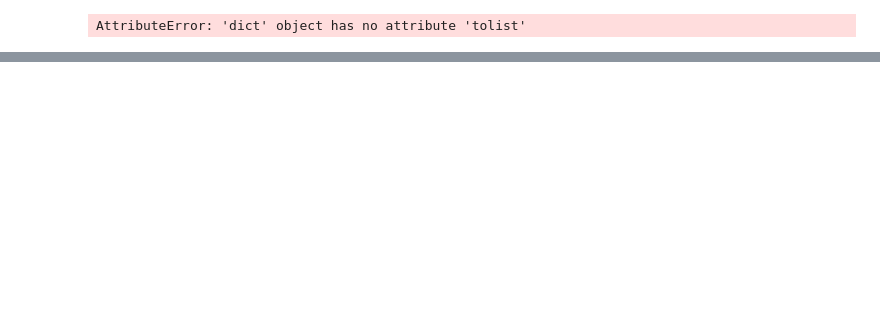
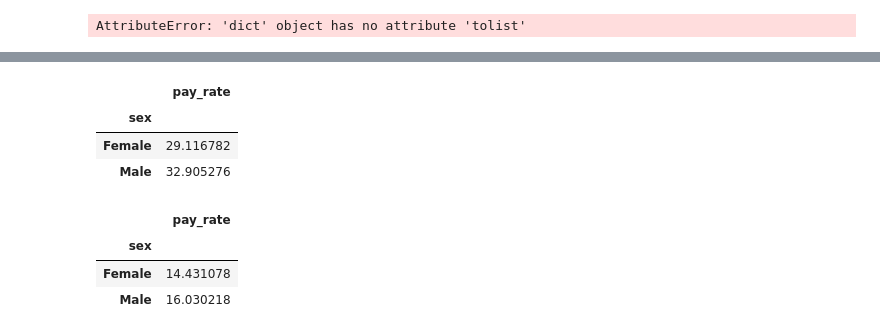
Before and after one commit to parkjan4/DSIP, a Jupyter notebook: Project/HR Project.ipynb, the cells around one changed output, grey strips where cells are left out. Cells and saved outputs as stored; diff of their text form; code cells hidden in the pictures; blank space fills up the shorter version.

```diff
--- a/Project/HR Project.ipynb
+++ b/Project/HR Project.ipynb
@@ -457,0 +528,16 @@ classes[73]
+# %%
+# Average pay_rate
+data[["sex", "pay_rate"]].groupby("sex").mean()
+# %% [output]
+|  | pay_rate |
+| sex |  |
+| Female | 29.116782 |
+| Male | 32.905276 |
+# %%
+# Standard deviation of pay_rate
+data[["sex", "pay_rate"]].groupby("sex").std()
+# %% [output]
+|  | pay_rate |
+| sex |  |
+| Female | 14.431078 |
+| Male | 16.030218 |
```
Also changed, not shown: parts of 39 cells of this notebook, 2 other files.
